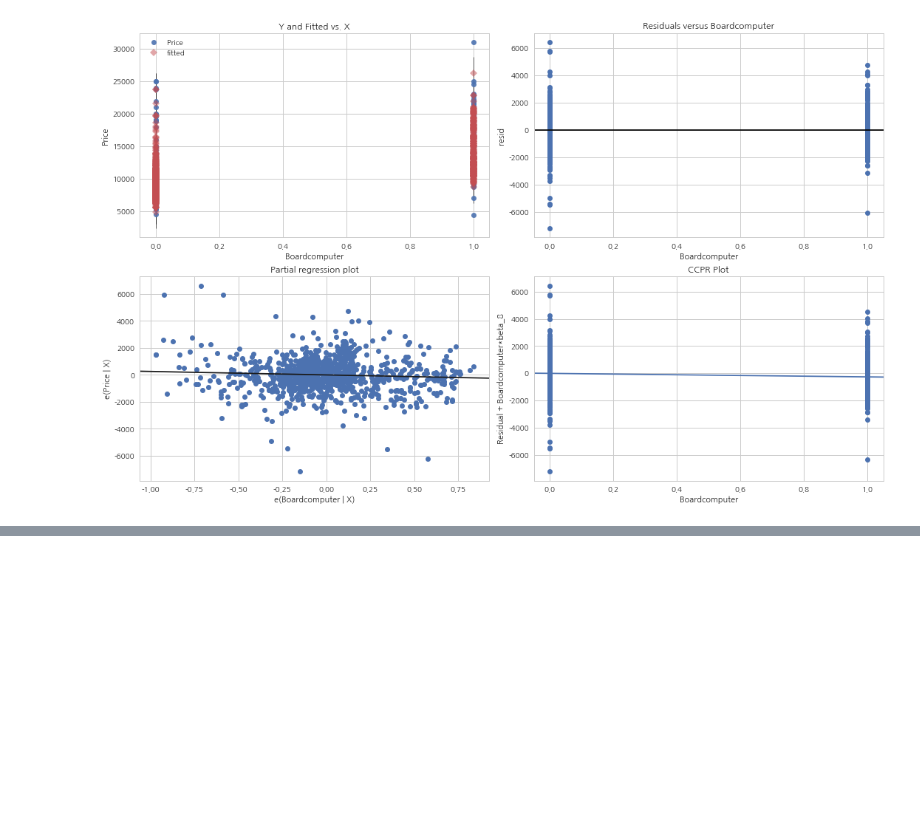
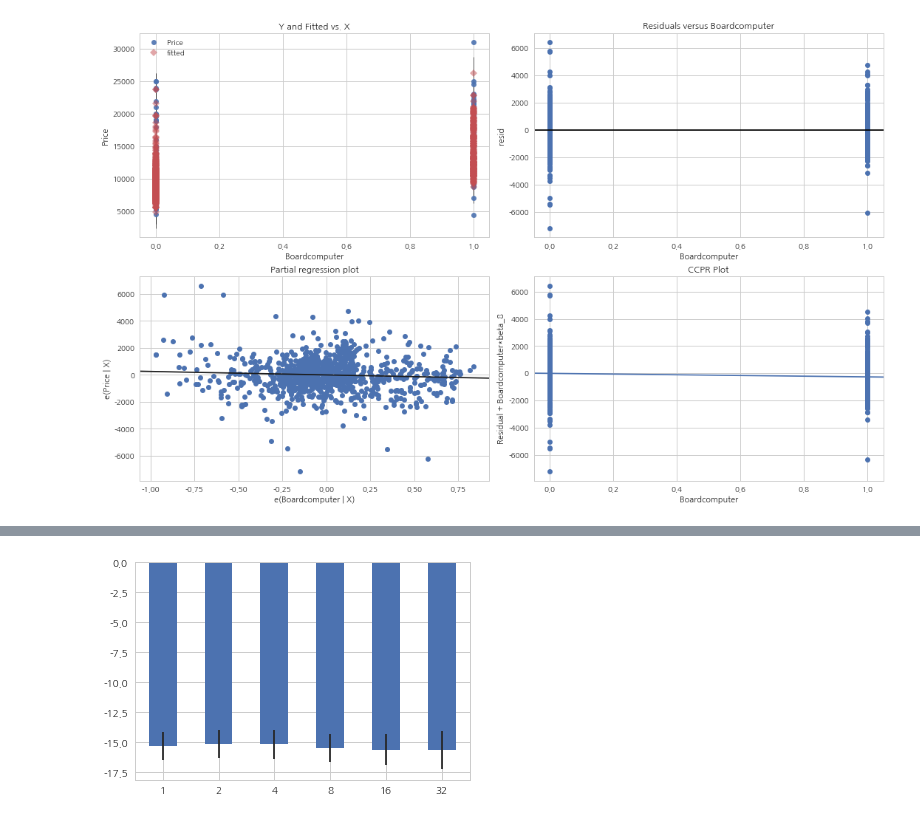
Before and after one commit to j-haaaaan/dss6_regproj1-toyotacorolla, a Jupyter notebook: kang/main_kang_171020.ipynb, the cells around one changed output, grey strips where cells are left out. Cells and saved outputs as stored; diff of their text form; code cells hidden in the pictures; blank space fills up the shorter version.

```diff
--- a/kang/main_kang_171020.ipynb
+++ b/kang/main_kang_171020.ipynb
@@ -1166,0 +1214,9 @@ plt.show()
+# %%
+D = 6
+degrees = 2**np.arange(D)
+all_scores = np.zeros((K, D))
+for i, d in enumerate(degrees):
+    scores = cv_mse(d)
+    all_scores[:, i] = scores
+df = pd.DataFrame(-np.log(all_scores), columns=degrees)
+df.describe()
@@ -1166,0 +1233,7 @@ plt.show()
+# %%
+df.mean().plot(kind="bar", rot=0, yerr=df.std())
+plt.show()
+
+# 2차로 결정
+# %% [output]
+[figure, added]
```
Also changed, not shown: parts of 47 cells of this notebook.
